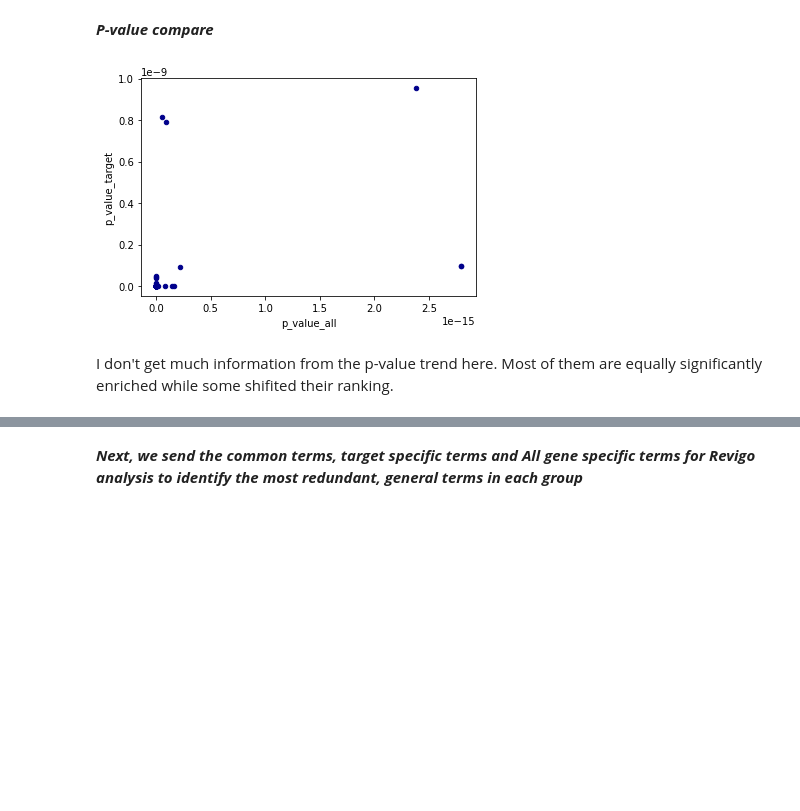
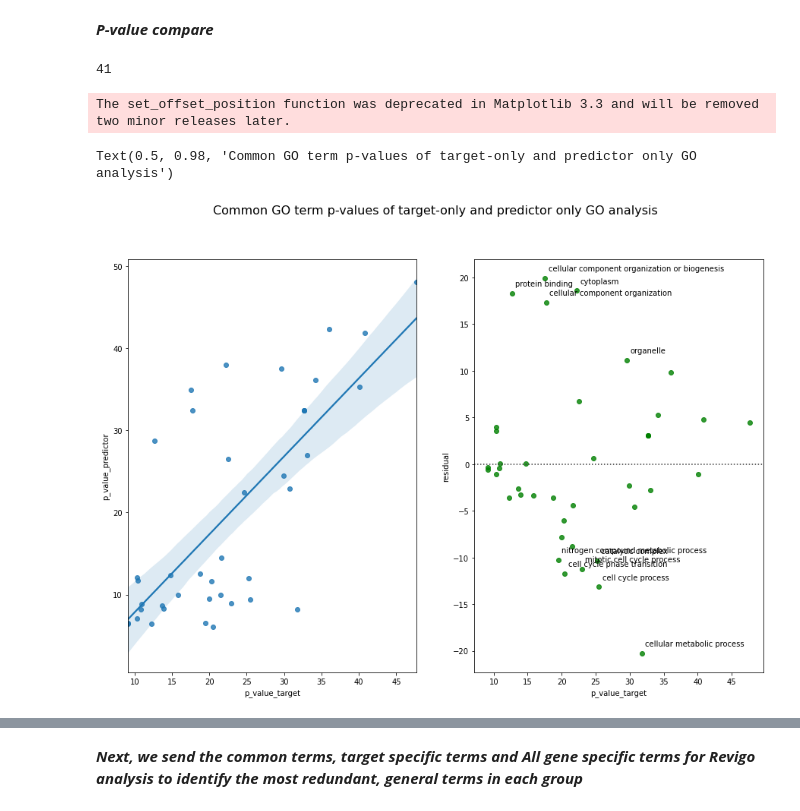
Before and after one commit to pritchardlabatpsu/cga_app, a Jupyter notebook: notebooks/R2b-gprofiler_compare-YR.ipynb, the cells around one changed output, grey strips where cells are left out. Saved outputs shown, nothing was run; the diff lists cells and outputs as text; code cells hidden in the pictures; blank space fills up the shorter version.

Commit message:
modify p-value analysis;gprofiler

```diff
--- a/notebooks/R2b-gprofiler_compare-YR.ipynb
+++ b/notebooks/R2b-gprofiler_compare-YR.ipynb
@@ -80,19 +84,62 @@ http://david.abcc.ncifcrf.gov/api.jsp?type=ENSEMBL_GENE_ID&ids=ENSG00000131473,E
 # %%
 ### READ go results
 df_target = pd.read_csv('target_gores.csv')
+df_predictor = pd.read_csv('predictor_gores.csv')
 df_all = pd.read_csv('target_predictor_gores.csv')
-# %%
-### p-val and term name for the ids
-df_target_top_common = df_target_top[df_target_top['term_id']\
-                                     .isin(common_termid)][['term_id','term_name','p_value','intersection_size']]\
-.set_index('term_id').add_suffix('_target')
-df_all_top_common = df_all_top[df_all_top['term_id']\
-                               .isin(common_termid)][['term_id','term_name','p_value','intersection_size']]\
-.set_index('term_id').add_suffix('_all')
-
-df_combine = pd.concat([df_all_top_common,df_target_top_common],axis = 1)
-ax1 = df_combine.plot.scatter(x='p_value_all',y='p_value_target',c='DarkBlue')
-# %% [output]
-[figure, removed]
-# %% [markdown]
-I don't get much information from the p-value trend here. Most of them are equally significantly enriched while some shifited their ranking.
+# %%
+### Get top100 p-val and terms
+df_target_top = df_target.sort_values('p_value').head(100)
+df_all_top = df_all.sort_values('p_value').head(100)
+df_predictor_top = df_predictor.sort_values('p_value').head(100)
+# %%
+### Term intersection - find common terms in top100 lists
+# between target and all
+common_termid = list(set(df_target_top['term_id']).intersection(df_all_top['term_id']))
+common_termname = list(set(df_target_top['term_name']).intersection(df_all_top['term_name']))
+
+# between target and predictor only
+common_termname_target_pre = list(set(df_target_top['term_name']).intersection(df_predictor_top['term_name']))
+common_termid_target_pre = list(set(df_target_top['term_id']).intersection(df_predictor_top['term_id']))
+# %%
+len(common_termname_target_pre) # Number of overlapped termes in target and predictor only
+# %% [output]
+41
+# %%
+###target and predictor only-- log10 p-vals of common terms
+df_target_top_common = df_target_top[df_target_top['term_name']\
+            .isin(common_termname_target_pre)][['term_id','term_name','p_value','intersection_size']]\
+            .set_index('term_id').add_suffix('_target')
+df_predictor_top_common = df_predictor_top[df_predictor_top['term_name']\
+            .isin(common_termname_target_pre)][['term_id','term_name','p_value','intersection_size']]\
+            .set_index('term_id').add_suffix('_predictor')
+df_combine = pd.concat([df_target_top_common,df_predictor_top_common],axis = 1)
+
+# Log10 transformation
+df_combine['p_value_target'] = -np.log10(df_combine['p_value_target'])
+df_combine['p_value_predictor'] = -np.log10(df_combine['p_value_predictor'])
+
+# Plot scatter(regression plot) and residual plot
+fig, axs = plt.subplots(1,2, figsize = (15,10))
+axs[0] = sns.regplot(x='p_value_target', y='p_value_predictor',data =df_combine, ax = axs[0])
+axs[1] = sns.residplot(x='p_value_target', y='p_value_predictor', data =df_combine, color="g", ax = axs[1])
+axs[1].set_ylabel('residual')
+
+# Get x, y position in residual plot for annotating -https://stackoverflow.com/questions/32213889/get-positions-of-points-in-pathcollection-created-by-scatter
+text = df_combine['term_name_target'] # terms for annotation
+offset = axs[1].collections[0]
+offset.set_offset_position('data')
+datapos = offset.get_offsets()
+
+for i in range(len(datapos)):
+    xval = datapos[i][0];yval = datapos[i][1]
+    if yval > 10 or yval < -10:
+        # Find the term corresponding to the position
+        termname = df_combine[df_combine['p_value_target'] == xval]['term_name_target'].values[0]
+        axs[1].annotate(termname, (xval+ 0.5, yval +0.8))
+
+
+fig.suptitle('Common GO term p-values of target-only and predictor only GO analysis', fontsize=16)
+# %% [output]
+The set_offset_position function was deprecated in Matplotlib 3.3 and will be removed two minor releases later.
+Text(0.5, 0.98, 'Common GO term p-values of target-only and predictor only GO analysis')
+[figure, added]
```
Also changed, not shown: parts of 18 cells of this notebook, 2 other files.
